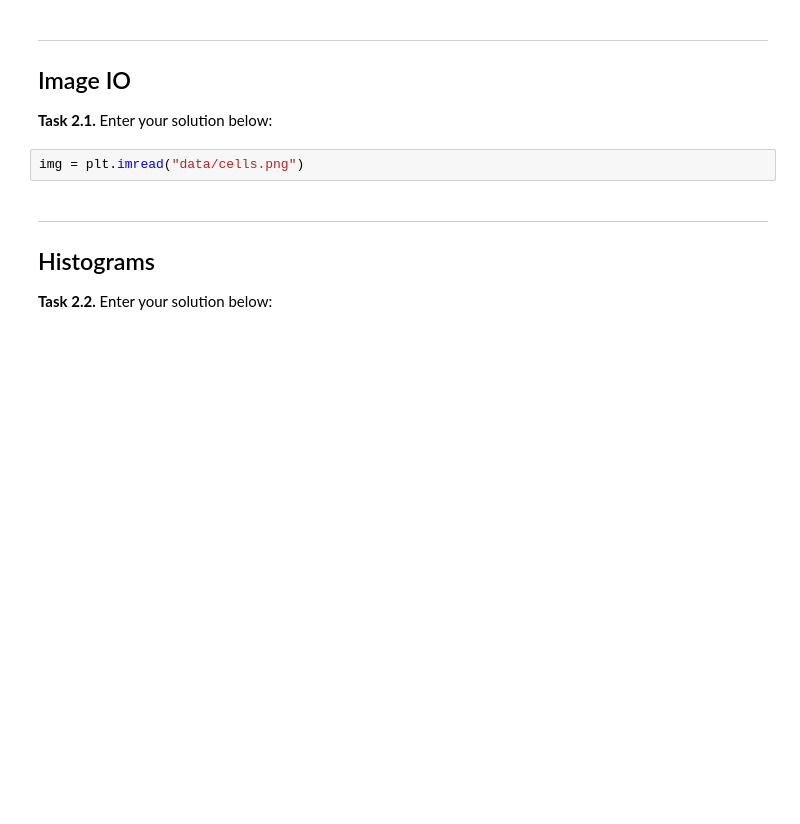
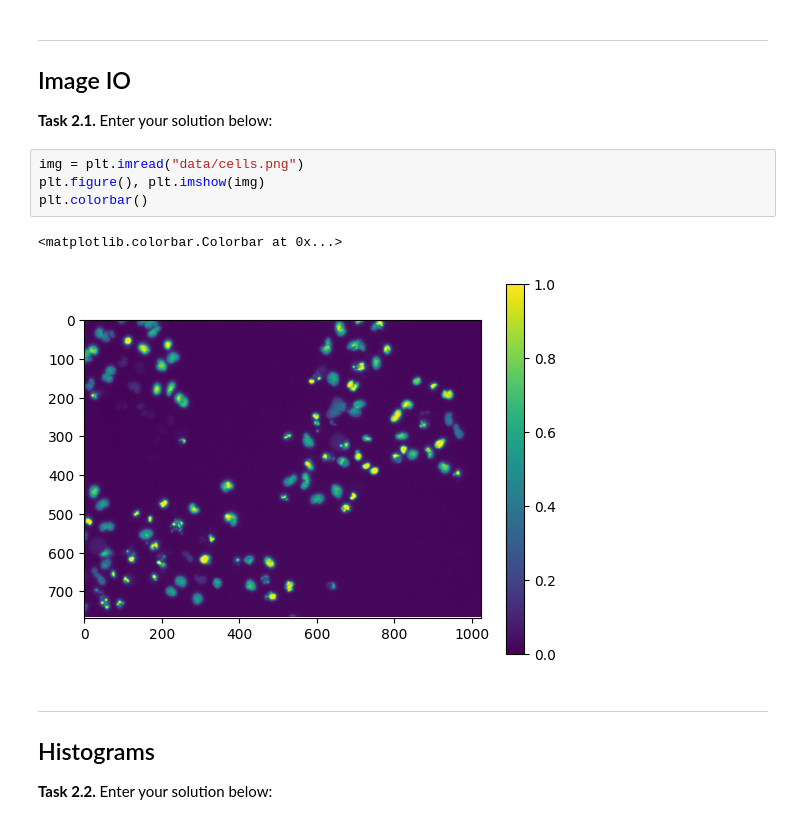
Before and after one commit to anna-staszelis/mobi-fs3-python, a Jupyter notebook: task2.ipynb, the cells around one changed output. Saved outputs shown, nothing was run; the diff lists cells and outputs as text; blank space fills up the shorter version.

```diff
--- a/task2.ipynb
+++ b/task2.ipynb
@@ -11,6 +11,11 @@ import matplotlib.pyplot as plt
 **<a id="#">Task 2.1.</a>** Enter your solution below:
 # %%
 img = plt.imread("data/cells.png")
+plt.figure(), plt.imshow(img)
+plt.colorbar()
+# %% [output]
+<matplotlib.colorbar.Colorbar at 0x...>
+[figure, added]
 # %% [markdown]
 ---
 
```
Also changed, not shown: parts of 8 cells of this notebook.
